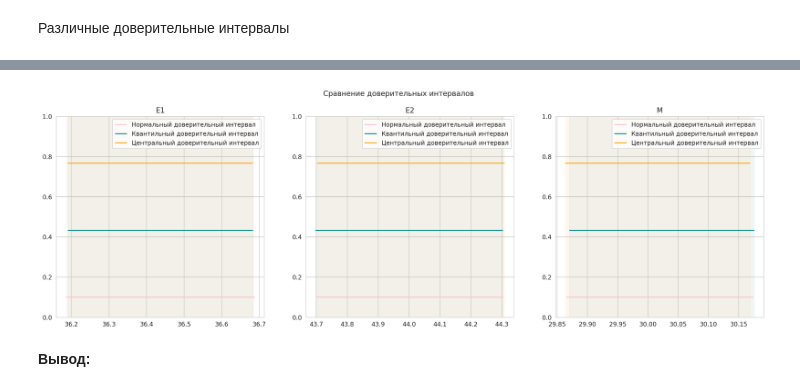
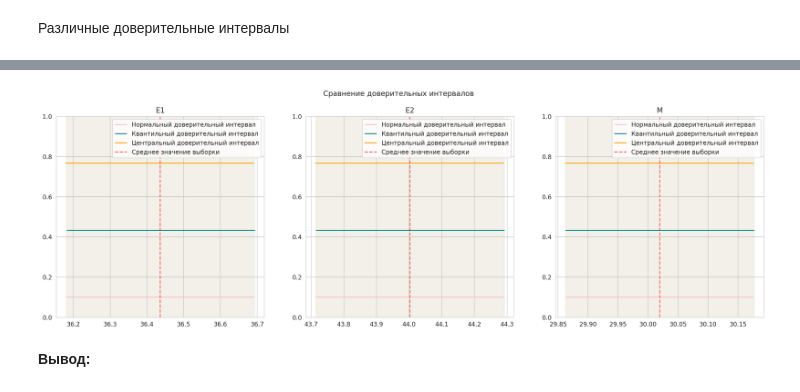
Before and after one commit to ShmakovVladimir/MLfirstSteps, a Jupyter notebook: seminar_5/_hw5.ipynb, the cells around one changed output, grey strips where cells are left out. Saved outputs shown, nothing was run; the diff lists cells and outputs as text; code cells hidden in the pictures.

```diff
--- a/seminar_5/_hw5.ipynb
+++ b/seminar_5/_hw5.ipynb
@@ -174,7 +195,7 @@ def estimator(sample):
 
 
 def bootstrap(sample: np.ndarray,
-              B: int = int(1e3))->np.ndarray:
+              B: int = 100_000)->np.ndarray:
     '''
     Реализует процедуру бутстрепа.
 
@@ -185,9 +206,8 @@ def bootstrap(sample: np.ndarray,
 
     n = len(sample)  # длина выборки
     step = 100
-    resamples = [np.random.choice(sample, size = (step, n)) for _ in np.arange(0, B, step)]
-    resample = np.concatenate(resamples, axis = 0)
-    return estimator(resample)
+    estimations = [estimator(np.random.choice(sample, size = (step, n))) for _ in np.arange(0, B, step)]
+    return np.concatenate(estimations)
 # %% [markdown]
 **4.** Реализуйте три типа бутстрепных доверительных интервалы в виде функций, принимающих на вход выборку оценок, полученных с помощью бутстрепа. Реализовывать вычисление бутстрепных интервалов для подвыборок размера от 1 до n не нужно, только для всей выборки.
 # %%
@@ -232,3 +252,10 @@ intervals = {'label': ['Нормальный доверительный инте
              'color': ['pink', 'darkcyan', 'orange'],
              'data': [normalConfInterval, quantConfInterval, centralConfInterval],
              'pos': 0.1 + np.arange(3) / 3}
+# %%
+for key in targetColumns:
+    print(key)
+    for j in range(3):
+        width = np.abs(intervals['data'][j][key][0] - intervals['data'][j][key][1])
+        print(intervals['label'][j] + ":  " + str([intervals['data'][j][key][i].round(3) for i in [0,1]]))
+        print(f"Ширина интервала {round(width, 3)}")
@@ -235,28 +280,33 @@ intervals = {'label': ['Нормальный доверительный инте
 # %%
 fig, ax = plt.subplots(1, 3, figsize = (21, 6), dpi = 200)
 
 for ind, key in enumerate(targetColumns):
     ax[ind].set_title(key)
     for j in range(3):
         key_interval = intervals['data'][j][key]
         yAx = np.linspace(0, 1, 100)
         if key_interval is not None:
             ax[ind].hlines(xmin = key_interval[0],
                            xmax = key_interval[1],
                            y = intervals['pos'][j],
                            color = intervals['color'][j],
                            label = intervals['label'][j])
             ax[ind].fill_betweenx(y = yAx,
                                   x1 = key_interval[0],
                                   x2 = key_interval[1],
                                   alpha = 0.05,
                                   color = intervals['color'][j])
+    ax[ind].axvline(x = data[key].mean(),
+                    linestyle = '--',
+                    color = 'red',
+                    alpha = 0.6,
+                    label = 'Среднее значение выборки')
     ax[ind].set_ylim(0, 1)
     ax[ind].legend()
 
 fig.suptitle("Сравнение доверительных интервалов");
 # %% [output]
-[figure, old version]
+[figure, new version]
 # %% [markdown]
 **Вывод:**
 # %% [markdown]
```
Also changed, not shown: parts of 4 cells of this notebook.
